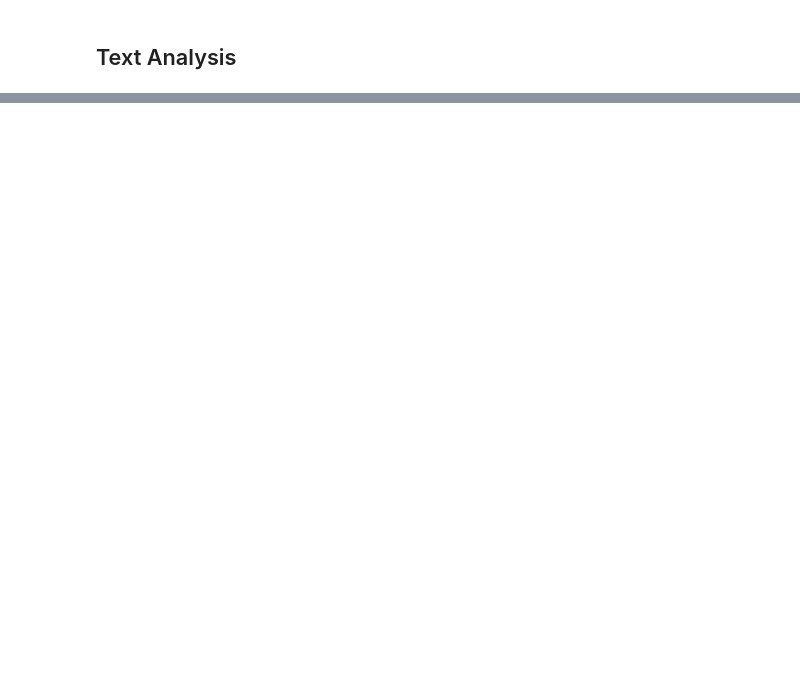
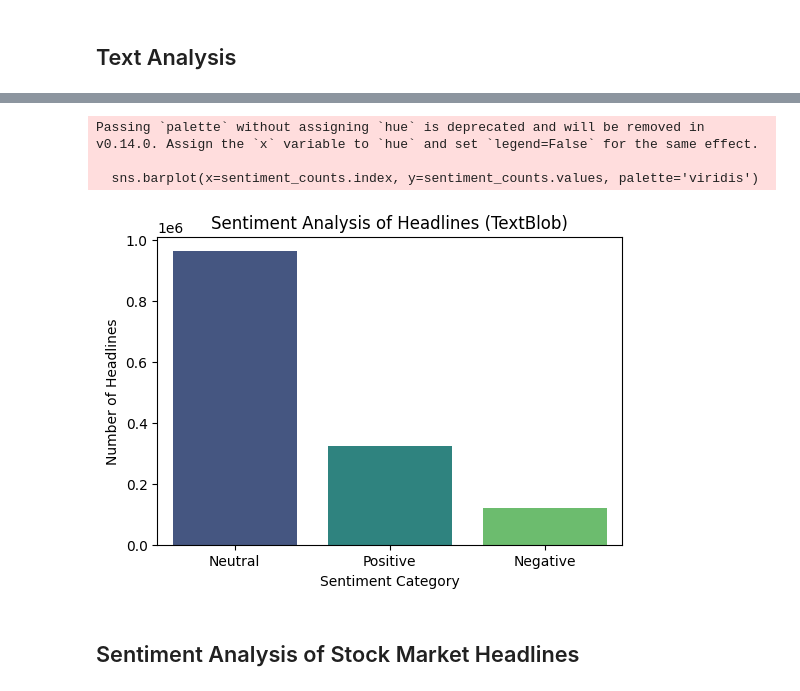
Before and after one commit to birhanu-ma/Financial-Data-Analysis, a Jupyter notebook: notebooks/sentiment_analysis.ipynb, the cells around one changed output, grey strips where cells are left out. Drawn from its saved outputs; the diff is of its cells as text; code cells hidden in the pictures; blank space fills up the shorter version.

```diff
--- a/notebooks/sentiment_analysis.ipynb
+++ b/notebooks/sentiment_analysis.ipynb
@@ -367,2 +479,16 @@ plt.show()
 # %% [markdown]
 ## Text Analysis
+# %%
+
+df['TextBlob_Sentiment'] = df['headline'].apply(lambda x: TextBlob(str(x)).sentiment.polarity)
+
+def sentiment_category(score):
+    if score >= 0.05:
+        return 'Positive'
+    elif score <= -0.05:
+        return 'Negative'
+    else:
+        return 'Neutral'
+
+df['TextBlob_Category'] = df['TextBlob_Sentiment'].apply(sentiment_category)
+print(df[['headline','TextBlob_Sentiment','TextBlob_Category']])
@@ -368,0 +513,18 @@ plt.show()
+# %%
+# Count number of headlines in each category
+sentiment_counts = df['TextBlob_Category'].value_counts()
+
+# Plot
+plt.figure(figsize=(6,4))
+sns.barplot(x=sentiment_counts.index, y=sentiment_counts.values, palette='viridis')
+plt.title("Sentiment Analysis of Headlines (TextBlob)")
+plt.ylabel("Number of Headlines")
+plt.xlabel("Sentiment Category")
+plt.show()
+# %% [output]
+Passing `palette` without assigning `hue` is deprecated and will be removed in v0.14.0. Assign the `x` variable to `hue` and set `legend=False` for the same effect.
+
+  sns.barplot(x=sentiment_counts.index, y=sentiment_counts.values, palette='viridis')
+[figure, added]
+# %% [markdown]
+## Sentiment Analysis of Stock Market Headlines
```
Also changed, not shown: parts of 28 cells of this notebook.
